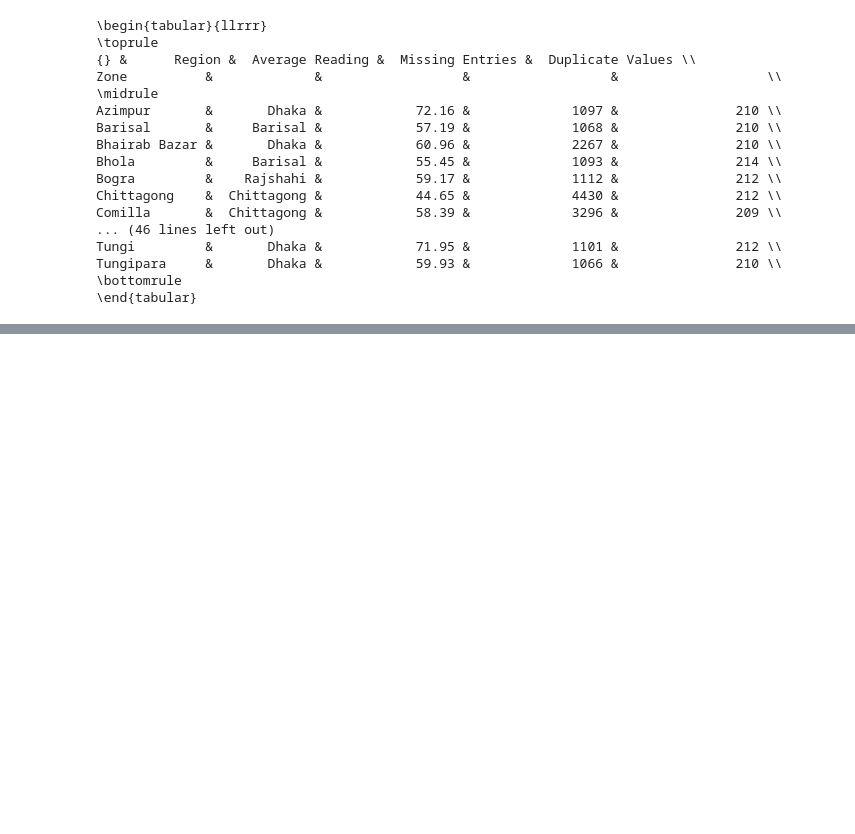
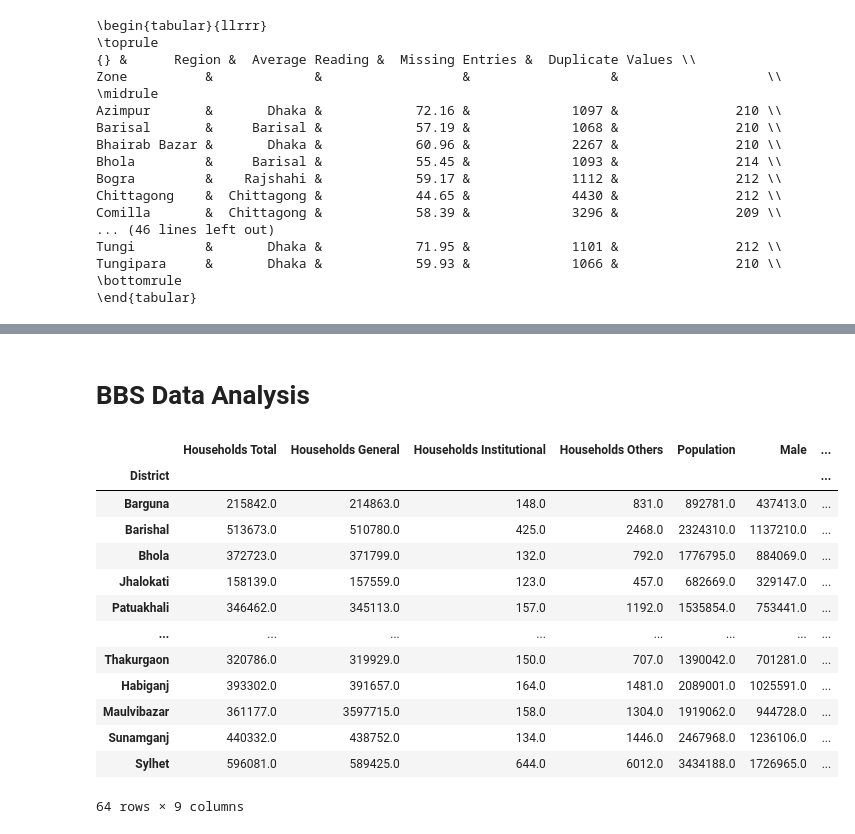
Before and after one commit to asifzmn/Air_Quality_Analysis, a Jupyter notebook: exploration/bd_forest_and_income.ipynb, the cells around one changed output, grey strips where cells are left out. Cells and saved outputs as stored; diff of their text form; code cells hidden in the pictures; blank space fills up the shorter version.

```diff
--- a/exploration/bd_forest_and_income.ipynb
+++ b/exploration/bd_forest_and_income.ipynb
@@ -226,0 +424,20 @@ intro_table["Average Reading"].corr(intro_table["per_capita_income"])
+# %% [markdown]
+# BBS Data Analysis
+# %%
+Household_Population_Literacy_Rate_District_2011 = pd.read_csv('../data_preparation/Extra Data/BBS 2022 Data/Household_Population_Literacy_Rate_District_2011.csv', sep='\s+', header=[0], index_col=0).replace("-",0).astype(float)
+Household_Population_Literacy_Rate_District_2011
+# %% [output]
+|  | Households Total | Households General | Households Institutional | Households Others | Population | Male | ... |
+| District |  |  |  |  |  |  | ... |
+| Barguna | 215842.0 | 214863.0 | 148.0 | 831.0 | 892781.0 | 437413.0 | ... |
+| Barishal | 513673.0 | 510780.0 | 425.0 | 2468.0 | 2324310.0 | 1137210.0 | ... |
+| Bhola | 372723.0 | 371799.0 | 132.0 | 792.0 | 1776795.0 | 884069.0 | ... |
+| Jhalokati | 158139.0 | 157559.0 | 123.0 | 457.0 | 682669.0 | 329147.0 | ... |
+| Patuakhali | 346462.0 | 345113.0 | 157.0 | 1192.0 | 1535854.0 | 753441.0 | ... |
+| ... | ... | ... | ... | ... | ... | ... | ... |
+| Thakurgaon | 320786.0 | 319929.0 | 150.0 | 707.0 | 1390042.0 | 701281.0 | ... |
+| Habiganj | 393302.0 | 391657.0 | 164.0 | 1481.0 | 2089001.0 | 1025591.0 | ... |
+| Maulvibazar | 361177.0 | 3597715.0 | 158.0 | 1304.0 | 1919062.0 | 944728.0 | ... |
+| Sunamganj | 440332.0 | 438752.0 | 134.0 | 1446.0 | 2467968.0 | 1236106.0 | ... |
+| Sylhet | 596081.0 | 589425.0 | 644.0 | 6012.0 | 3434188.0 | 1726965.0 | ... |
+64 rows × 9 columns
```
Also changed, not shown: parts of 27 cells of this notebook, 8 other files.
